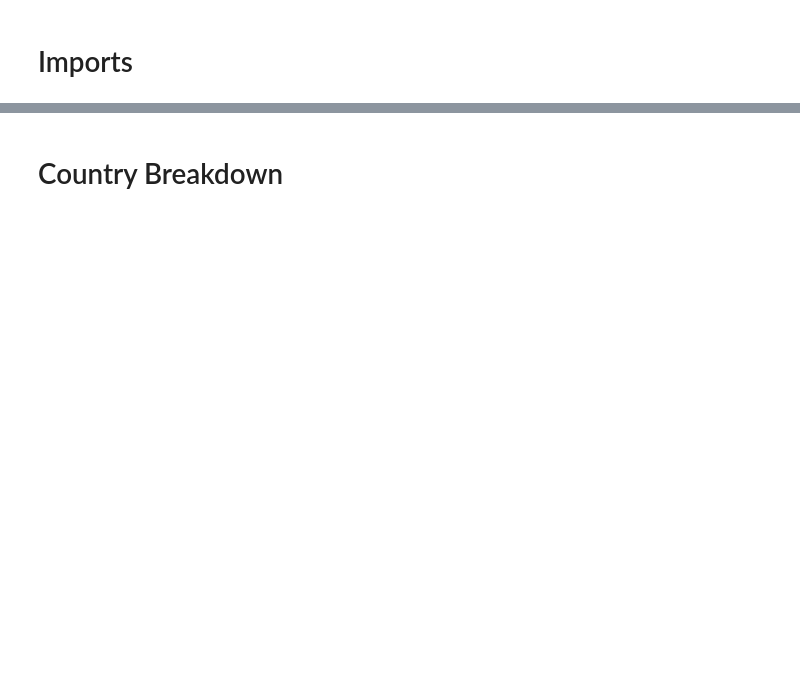
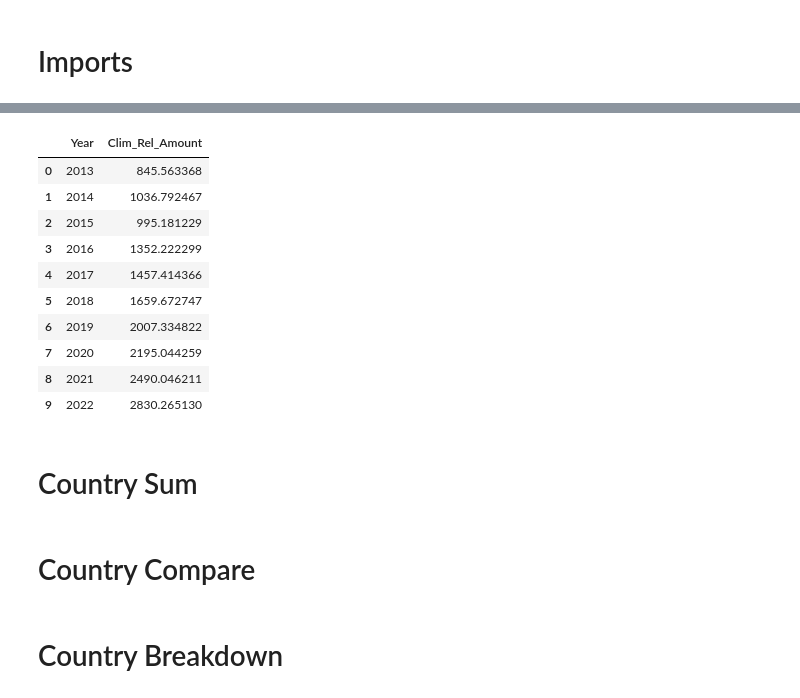
Before and after one commit to Samuel-Drewes/KlimaPortfolios, a Jupyter notebook: notebooks/first_play.ipynb, the cells around one changed output, grey strips where cells are left out. Drawn from its saved outputs; the diff is of its cells as text; code cells hidden in the pictures; blank space fills up the shorter version.

```diff
--- a/notebooks/first_play.ipynb
+++ b/notebooks/first_play.ipynb
@@ -46,3 +210,21 @@ for key, df in df_dictionary.items():
+# %%
+clim_rel_amount_melted
+# %% [output]
+|  | Year | Clim_Rel_Amount |
+| 0 | 2013 | 845.563368 |
+| 1 | 2014 | 1036.792467 |
+| 2 | 2015 | 995.181229 |
+| 3 | 2016 | 1352.222299 |
+| 4 | 2017 | 1457.414366 |
+| 5 | 2018 | 1659.672747 |
+| 6 | 2019 | 2007.334822 |
+| 7 | 2020 | 2195.044259 |
+| 8 | 2021 | 2490.046211 |
+| 9 | 2022 | 2830.265130 |
+# %% [markdown]
+# Country Sum
+# %% [markdown]
+# Country Compare
 # %% [markdown]
 # Country Breakdown
 # %%
```
Also changed, not shown: parts of 28 cells of this notebook, 2 other files.
